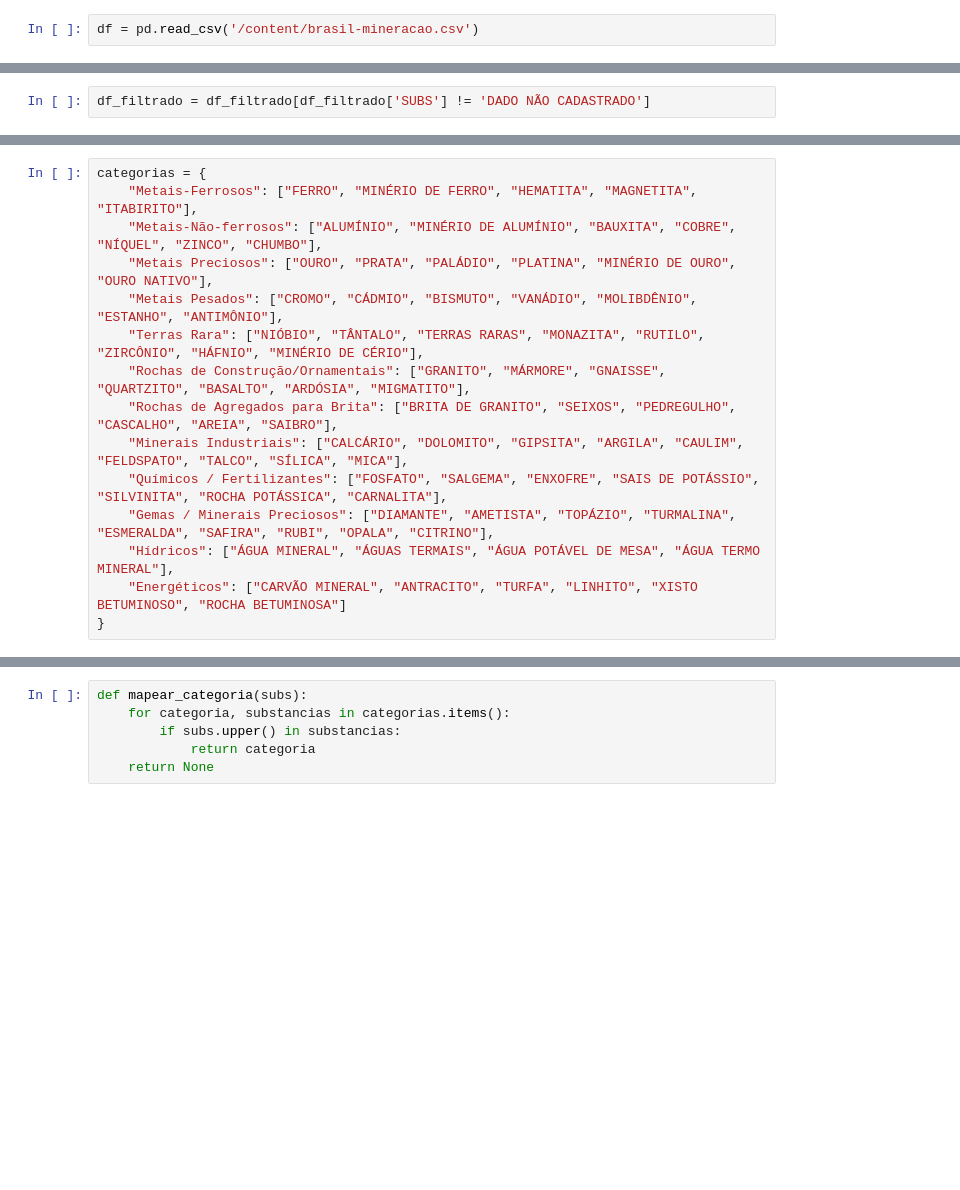
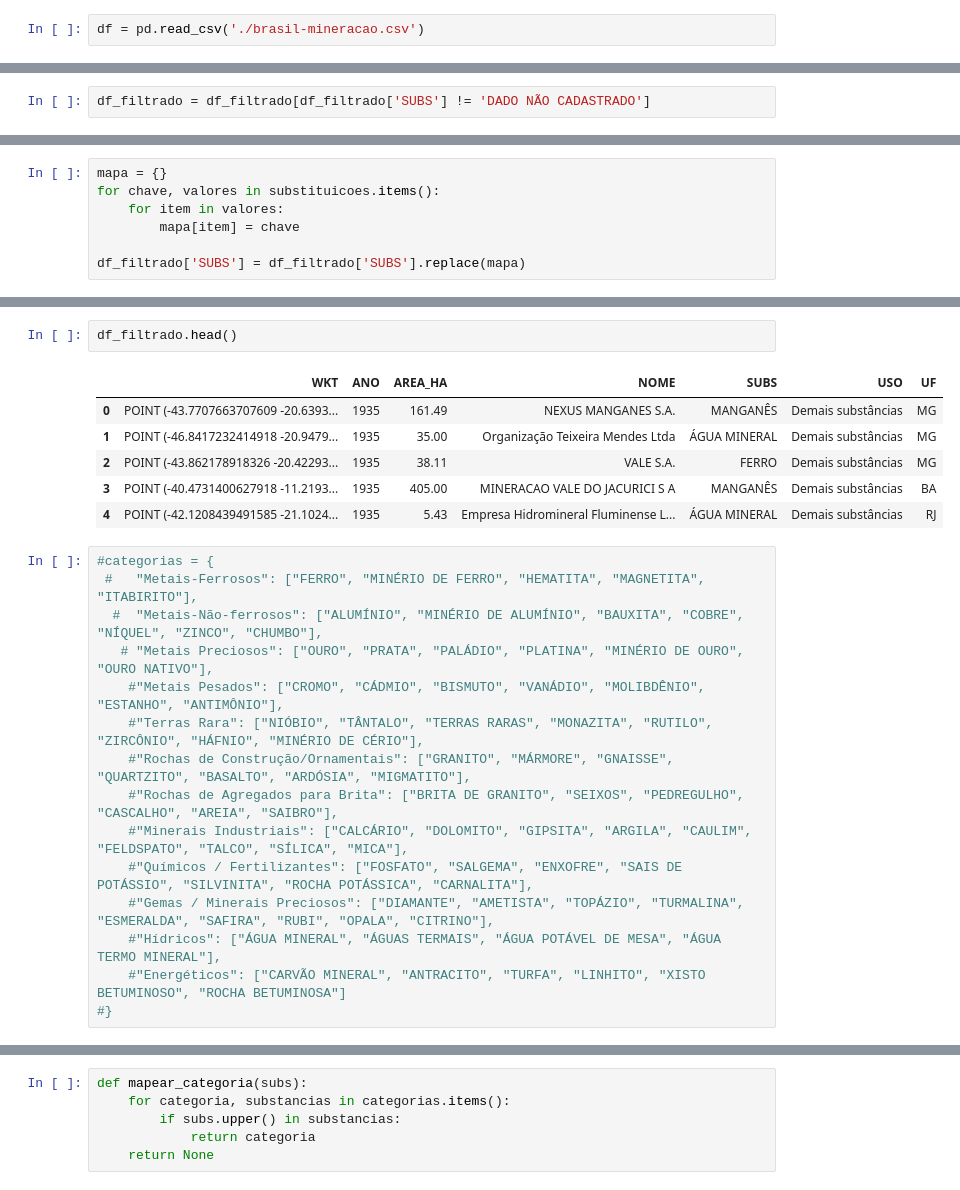
Before and after one commit to Jaovicttor/vdd-prova3, a Jupyter notebook: Visualização_Prova3.ipynb, the cells around one changed output, grey strips where cells are left out. Drawn from its saved outputs; the diff is of its cells as text; blank space fills up the shorter version.

```diff
--- a/Visualização_Prova3.ipynb
+++ b/Visualização_Prova3.ipynb
@@ -1,7 +1,7 @@
 # %%
 import pandas as pd
 # %%
-df = pd.read_csv('/content/brasil-mineracao.csv')
+df = pd.read_csv('./brasil-mineracao.csv')
 # %%
 df.head()
 # %% [output]
@@ -26,0 +86,7 @@ df_filtrado.head()
+# %%
+mapa = {}
+for chave, valores in substituicoes.items():
+    for item in valores:
+        mapa[item] = chave
+
+df_filtrado['SUBS'] = df_filtrado['SUBS'].replace(mapa)
@@ -27,15 +117,24 @@ df_filtrado.head()
+# %%
+df_filtrado.head()
+# %% [output]
+|  | WKT | ANO | AREA_HA | NOME | SUBS | USO | UF |
+| 0 | POINT (-43.7707663707609 -20.6393... | 1935 | 161.49 | NEXUS MANGANES S.A. | MANGANÊS | Demais substâncias | MG |
+| 1 | POINT (-46.8417232414918 -20.9479... | 1935 | 35.00 | Organização Teixeira Mendes Ltda | ÁGUA MINERAL | Demais substâncias | MG |
+| 2 | POINT (-43.862178918326 -20.42293... | 1935 | 38.11 | VALE S.A. | FERRO | Demais substâncias | MG |
+| 3 | POINT (-40.4731400627918 -11.2193... | 1935 | 405.00 | MINERACAO VALE DO JACURICI S A | MANGANÊS | Demais substâncias | BA |
+| 4 | POINT (-42.1208439491585 -21.1024... | 1935 | 5.43 | Empresa Hidromineral Fluminense L... | ÁGUA MINERAL | Demais substâncias | RJ |
 # %%
-categorias = {
-    "Metais-Ferrosos": ["FERRO", "MINÉRIO DE FERRO", "HEMATITA", "MAGNETITA", "ITABIRITO"],
-    "Metais-Não-ferrosos": ["ALUMÍNIO", "MINÉRIO DE ALUMÍNIO", "BAUXITA", "COBRE", "NÍQUEL", "ZINCO", "CHUMBO"],
-    "Metais Preciosos": ["OURO", "PRATA", "PALÁDIO", "PLATINA", "MINÉRIO DE OURO", "OURO NATIVO"],
-    "Metais Pesados": ["CROMO", "CÁDMIO", "BISMUTO", "VANÁDIO", "MOLIBDÊNIO", "ESTANHO", "ANTIMÔNIO"],
-    "Terras Rara": ["NIÓBIO", "TÂNTALO", "TERRAS RARAS", "MONAZITA", "RUTILO", "ZIRCÔNIO", "HÁFNIO", "MINÉRIO DE CÉRIO"],
-    "Rochas de Construção/Ornamentais": ["GRANITO", "MÁRMORE", "GNAISSE", "QUARTZITO", "BASALTO", "ARDÓSIA", "MIGMATITO"],
-    "Rochas de Agregados para Brita": ["BRITA DE GRANITO", "SEIXOS", "PEDREGULHO", "CASCALHO", "AREIA", "SAIBRO"],
-    "Minerais Industriais": ["CALCÁRIO", "DOLOMITO", "GIPSITA", "ARGILA", "CAULIM", "FELDSPATO", "TALCO", "SÍLICA", "MICA"],
-    "Químicos / Fertilizantes": ["FOSFATO", "SALGEMA", "ENXOFRE", "SAIS DE POTÁSSIO", "SILVINITA", "ROCHA POTÁSSICA", "CARNALITA"],
-    "Gemas / Minerais Preciosos": ["DIAMANTE", "AMETISTA", "TOPÁZIO", "TURMALINA", "ESMERALDA", "SAFIRA", "RUBI", "OPALA", "CITRINO"],
-    "Hídricos": ["ÁGUA MINERAL", "ÁGUAS TERMAIS", "ÁGUA POTÁVEL DE MESA", "ÁGUA TERMO MINERAL"],
-    "Energéticos": ["CARVÃO MINERAL", "ANTRACITO", "TURFA", "LINHITO", "XISTO BETUMINOSO", "ROCHA BETUMINOSA"]
-}
+#categorias = {
+ #   "Metais-Ferrosos": ["FERRO", "MINÉRIO DE FERRO", "HEMATITA", "MAGNETITA", "ITABIRITO"],
+  #  "Metais-Não-ferrosos": ["ALUMÍNIO", "MINÉRIO DE ALUMÍNIO", "BAUXITA", "COBRE", "NÍQUEL", "ZINCO", "CHUMBO"],
+   # "Metais Preciosos": ["OURO", "PRATA", "PALÁDIO", "PLATINA", "MINÉRIO DE OURO", "OURO NATIVO"],
+    #"Metais Pesados": ["CROMO", "CÁDMIO", "BISMUTO", "VANÁDIO", "MOLIBDÊNIO", "ESTANHO", "ANTIMÔNIO"],
+    #"Terras Rara": ["NIÓBIO", "TÂNTALO", "TERRAS RARAS", "MONAZITA", "RUTILO", "ZIRCÔNIO", "HÁFNIO", "MINÉRIO DE CÉRIO"],
+    #"Rochas de Construção/Ornamentais": ["GRANITO", "MÁRMORE", "GNAISSE", "QUARTZITO", "BASALTO", "ARDÓSIA", "MIGMATITO"],
+    #"Rochas de Agregados para Brita": ["BRITA DE GRANITO", "SEIXOS", "PEDREGULHO", "CASCALHO", "AREIA", "SAIBRO"],
+    #"Minerais Industriais": ["CALCÁRIO", "DOLOMITO", "GIPSITA", "ARGILA", "CAULIM", "FELDSPATO", "TALCO", "SÍLICA", "MICA"],
+    #"Químicos / Fertilizantes": ["FOSFATO", "SALGEMA", "ENXOFRE", "SAIS DE POTÁSSIO", "SILVINITA", "ROCHA POTÁSSICA", "CARNALITA"],
+    #"Gemas / Minerais Preciosos": ["DIAMANTE", "AMETISTA", "TOPÁZIO", "TURMALINA", "ESMERALDA", "SAFIRA", "RUBI", "OPALA", "CITRINO"],
+    #"Hídricos": ["ÁGUA MINERAL", "ÁGUAS TERMAIS", "ÁGUA POTÁVEL DE MESA", "ÁGUA TERMO MINERAL"],
+    #"Energéticos": ["CARVÃO MINERAL", "ANTRACITO", "TURFA", "LINHITO", "XISTO BETUMINOSO", "ROCHA BETUMINOSA"]
+#}
```
Also changed, not shown: parts of 9 cells of this notebook, 1 other file.
